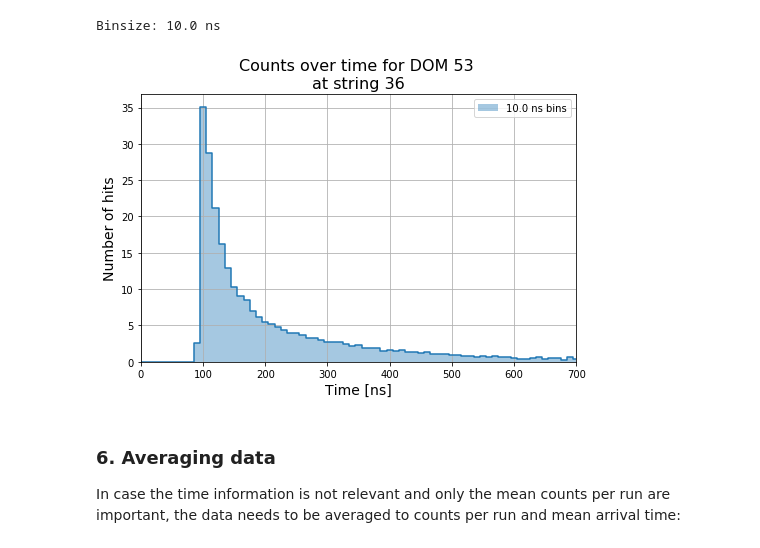
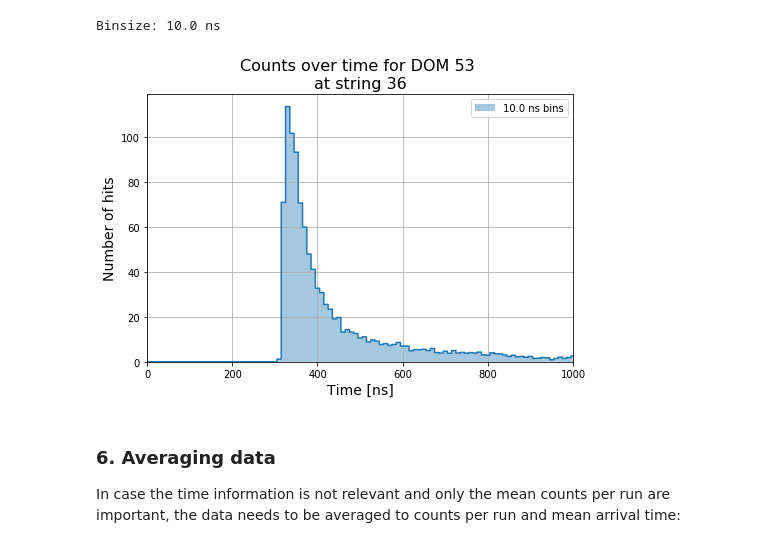
Before and after one commit to fschmuckermaier/POCAM_scripts, a Jupyter notebook: notebooks/how_to_read_data_and_access_POCAMs.ipynb, the cells around one changed output. Cells and saved outputs as stored; diff of their text form; code cells hidden in the pictures.

```diff
--- a/notebooks/how_to_read_data_and_access_POCAMs.ipynb
+++ b/notebooks/how_to_read_data_and_access_POCAMs.ipynb
@@ -22,7 +22,7 @@ import matplotlib.pyplot as plt
 ### 2. Read in geometry frame:
 Read in the GCD file with which the data was produced, to get the OMKeys with coordinates of all DOMs.
 # %%
-geometry = dataio.I3File("/cvmfs/icecube.opensciencegrid.org/data/i3-test-data/sim/GeoCalibDetectorStatus_IC86.55380_corrected.i3.gz")
+geometry = dataio.I3File("/data/sim/IceCubeUpgrade/geometries/GCDs/GeoCalibDetectorStatus_ICUpgrade.v55.mixed_mergedGeo.V4.i3.bz2")
 gframe = geometry.pop_frame()
 geo = gframe["I3Geometry"] #access geo file via key
 all_dom_keys = geo.omgeo.keys()
@@ -57,7 +57,7 @@ data_dict=copy.deepcopy(event)
 data_tmp_i3 = dataio.I3File(os.path.expanduser("/home/fschmuckermaier/data/ppc_test/test_pocam_88_71.i3"))
 
 #Specify the number of frames/simulation runs to pop:
-n=100
+n=10
 # %% [markdown]
 When reading in the data, we go through all frames and add up the number of hits and time stamps.
 # %%
@@ -108,15 +108,14 @@ First time stamp: 2952.89697266 ns after flash
 Now, we can make histograms with the list of time stamps:
 # %%
 #Define time bins:
-time_bins = np.linspace(0,1000,101)
+time_bins = np.linspace(0,10000,1001)
 binsize=time_bins[1]
 print 'Binsize:',binsize,'ns'
 # %% [output]
 Binsize: 10.0 ns
 # %%
 #Look at example DOM on string 36:
-dom_key=OMKey(36,53,0)
-
+dom_key=OMKey(36,49,0)
 #Define bins:
 bins = time_bins
 #Bin the time stamps:
@@ -126,18 +125,18 @@ time_hist=[m/float(n) for m in array]
 # %%
 #Plot it:
 plt.figure(figsize=(7,5))
 plt.step(time_bins[:-1],time_hist,where='mid')
 plt.fill_between(time_bins[:-1],time_hist, step="mid", alpha=0.4,label='{} ns bins'.format(binsize))
-plt.xlim(0,700)
+plt.xlim(0,1000)
 plt.ylim(0,None)
 plt.xlabel('Time [ns]', fontsize=14)
 plt.ylabel('Number of hits', fontsize=14)
 plt.grid(True)
 plt.title('Counts over time for DOM 53 \nat string 36',fontsize=16)
 plt.legend(loc='upper right')
 plt.tight_layout()
 # %% [output]
-[figure, old version]
+[figure, new version]
 # %% [markdown]
 ### 6. Averaging data
 In case the time information is not relevant and only the mean counts per run are important, the data needs to be averaged to counts per run and mean arrival time:
```
Also changed, not shown: parts of 4 cells of this notebook.
